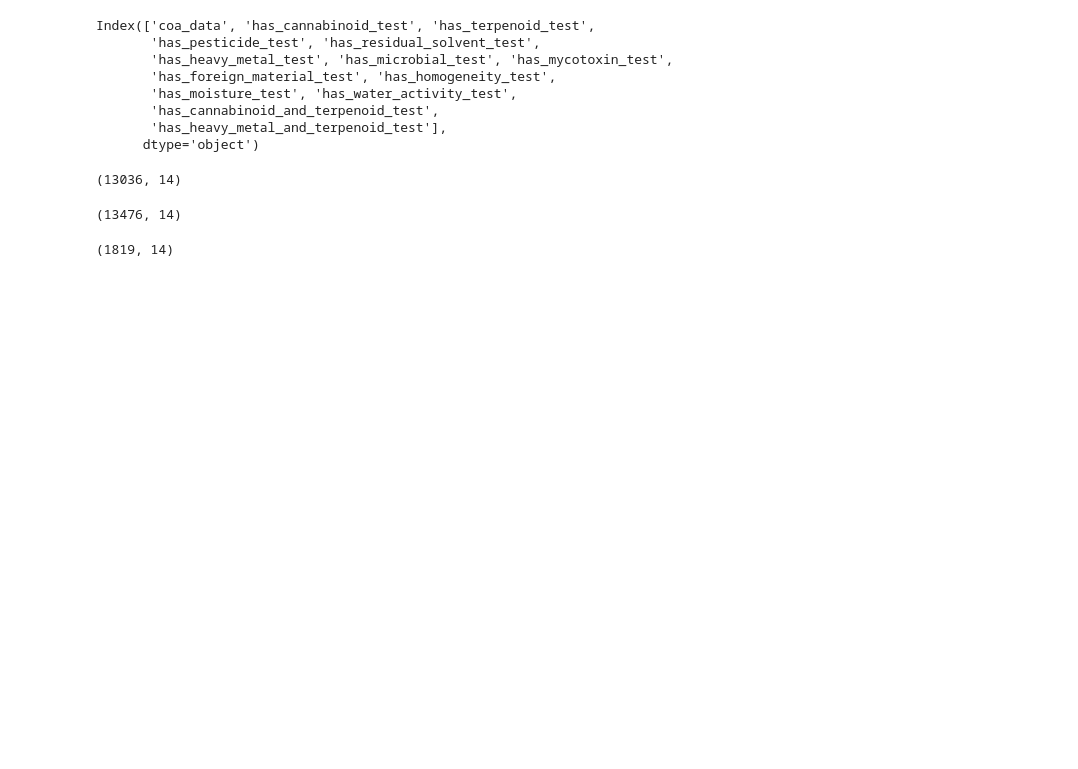
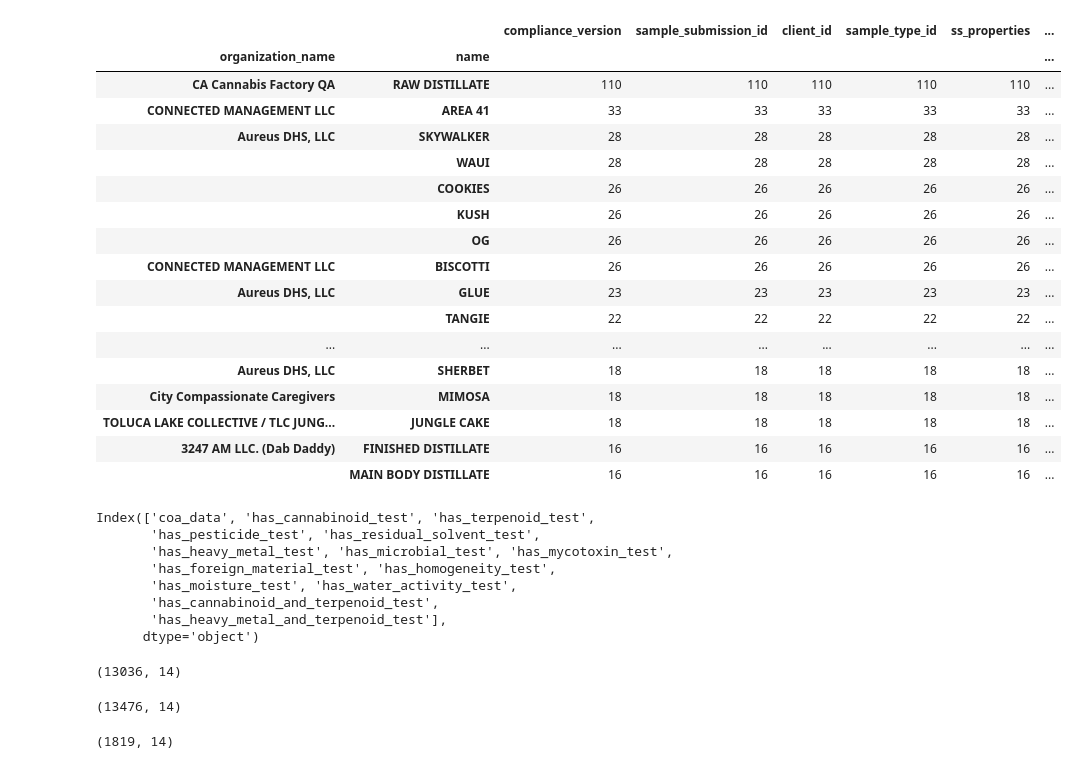
Before and after one commit to sschier/super-duper-potato, a Jupyter notebook: creating-dataframes.ipynb, the cells around one changed output. Drawn from its saved outputs; the diff is of its cells as text; code cells hidden in the pictures; blank space fills up the shorter version.

```diff
--- a/creating-dataframes.ipynb
+++ b/creating-dataframes.ipynb
@@ -66,3 +123,24 @@ df_coa_data.to_pickle("./coa_data.pkl")
+# %%
+base_df.groupby(['organization_name', 'name']).count().nlargest(20, 'compliance_version')
+# %% [output]
+|  |  | compliance_version | sample_submission_id | client_id | sample_type_id | ss_properties | ... |
+| organization_name | name |  |  |  |  |  | ... |
+| CA Cannabis Factory QA | RAW DISTILLATE | 110 | 110 | 110 | 110 | 110 | ... |
+| CONNECTED MANAGEMENT LLC | AREA 41 | 33 | 33 | 33 | 33 | 33 | ... |
+| Aureus DHS, LLC | SKYWALKER | 28 | 28 | 28 | 28 | 28 | ... |
+|  | WAUI | 28 | 28 | 28 | 28 | 28 | ... |
+|  | COOKIES | 26 | 26 | 26 | 26 | 26 | ... |
+|  | KUSH | 26 | 26 | 26 | 26 | 26 | ... |
+|  | OG | 26 | 26 | 26 | 26 | 26 | ... |
+| CONNECTED MANAGEMENT LLC | BISCOTTI | 26 | 26 | 26 | 26 | 26 | ... |
+| Aureus DHS, LLC | GLUE | 23 | 23 | 23 | 23 | 23 | ... |
+|  | TANGIE | 22 | 22 | 22 | 22 | 22 | ... |
+| ... | ... | ... | ... | ... | ... | ... | ... |
+| Aureus DHS, LLC | SHERBET | 18 | 18 | 18 | 18 | 18 | ... |
+| City Compassionate Caregivers | MIMOSA | 18 | 18 | 18 | 18 | 18 | ... |
+| TOLUCA LAKE COLLECTIVE / TLC JUNG... | JUNGLE CAKE | 18 | 18 | 18 | 18 | 18 | ... |
+| 3247 AM LLC. (Dab Daddy) | FINISHED DISTILLATE | 16 | 16 | 16 | 16 | 16 | ... |
+|  | MAIN BODY DISTILLATE | 16 | 16 | 16 | 16 | 16 | ... |
 # %%
 df_coa_data.columns
 # %% [output]
```
Also changed, not shown: parts of 18 cells of this notebook, 7 other files.
